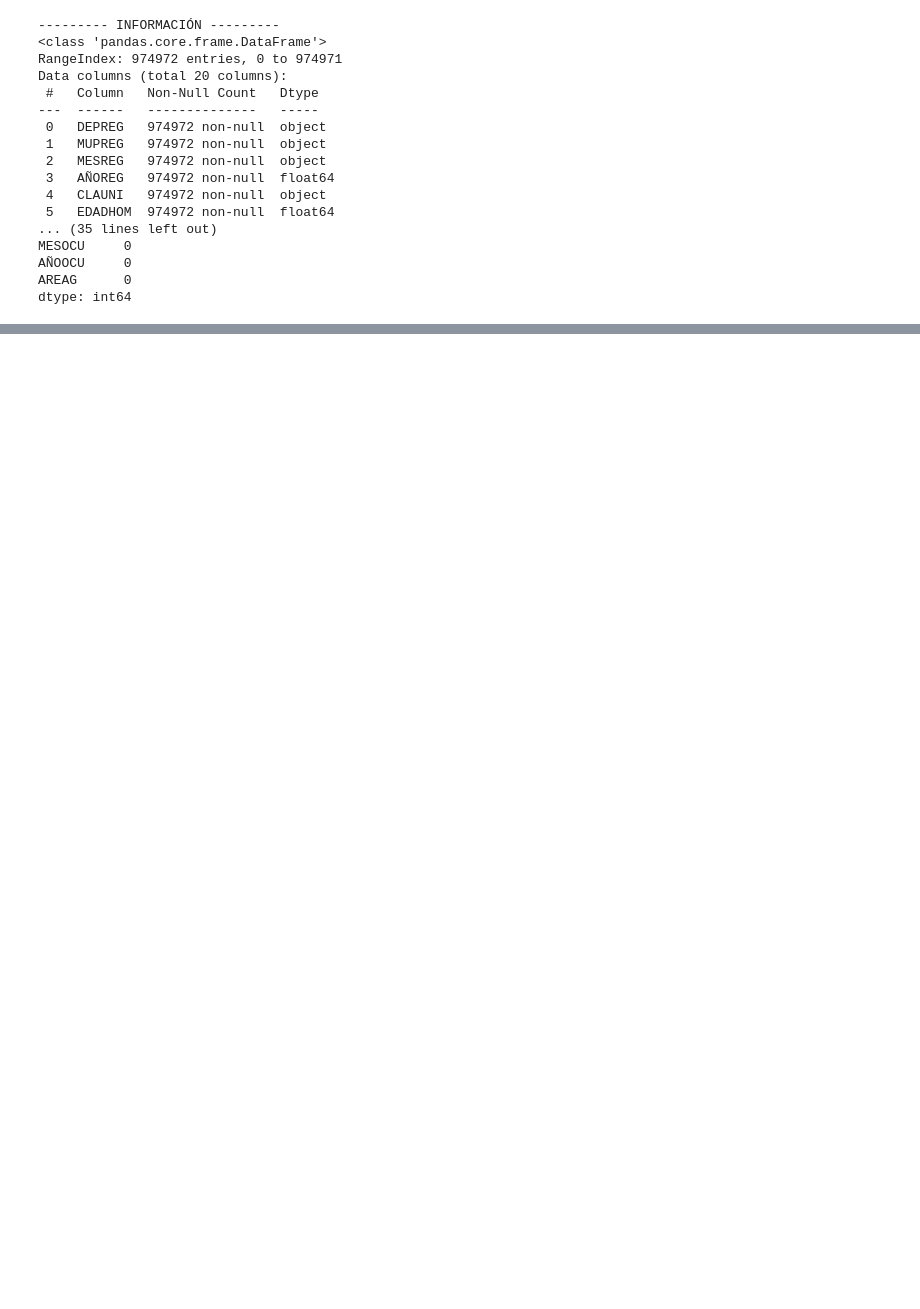
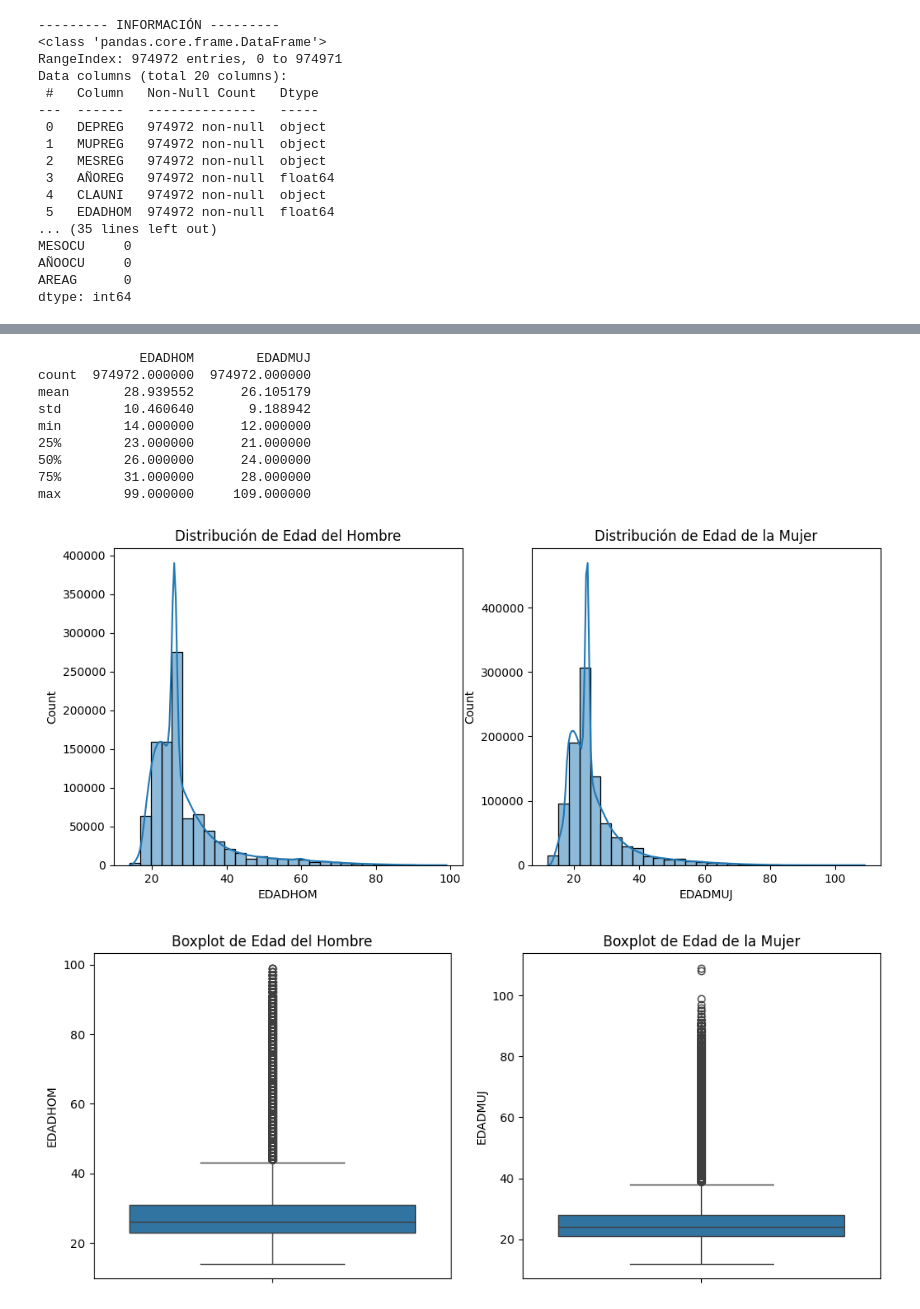
Before and after one commit to angelargd8/Proyecto3-MDD, a Jupyter notebook: matri_EDA.ipynb, the cells around one changed output, grey strips where cells are left out. Drawn from its saved outputs; the diff is of its cells as text; code cells hidden in the pictures; blank space fills up the shorter version.

```diff
--- a/matri_EDA.ipynb
+++ b/matri_EDA.ipynb
@@ -222,0 +253,37 @@ print(df["GETMUJ"].unique())
+# %%
+# Edades de matrimonio
+
+# Estadísticas descriptivas
+print(df[['EDADHOM', 'EDADMUJ']].describe())
+
+# Histogramas
+fig, ax = plt.subplots(1, 2, figsize=(12, 5))
+sns.histplot(df['EDADHOM'], bins=30, kde=True, ax=ax[0])
+ax[0].set_title("Distribución de Edad del Hombre")
+
+sns.histplot(df['EDADMUJ'], bins=30, kde=True, ax=ax[1])
+ax[1].set_title("Distribución de Edad de la Mujer")
+
+plt.show()
+
+# Diagramas de caja para ver outliers
+fig, ax = plt.subplots(1, 2, figsize=(12, 5))
+sns.boxplot(y=df['EDADHOM'], ax=ax[0])
+ax[0].set_title("Boxplot de Edad del Hombre")
+
+sns.boxplot(y=df['EDADMUJ'], ax=ax[1])
+ax[1].set_title("Boxplot de Edad de la Mujer")
+
+plt.show()
+# %% [output]
+             EDADHOM        EDADMUJ
+count  974972.000000  974972.000000
+mean       28.939552      26.105179
+std        10.460640       9.188942
+min        14.000000      12.000000
+25%        23.000000      21.000000
+50%        26.000000      24.000000
+75%        31.000000      28.000000
+max        99.000000     109.000000
+[figure, added]
+[figure, added]
```
Also changed, not shown: parts of 22 cells of this notebook.
